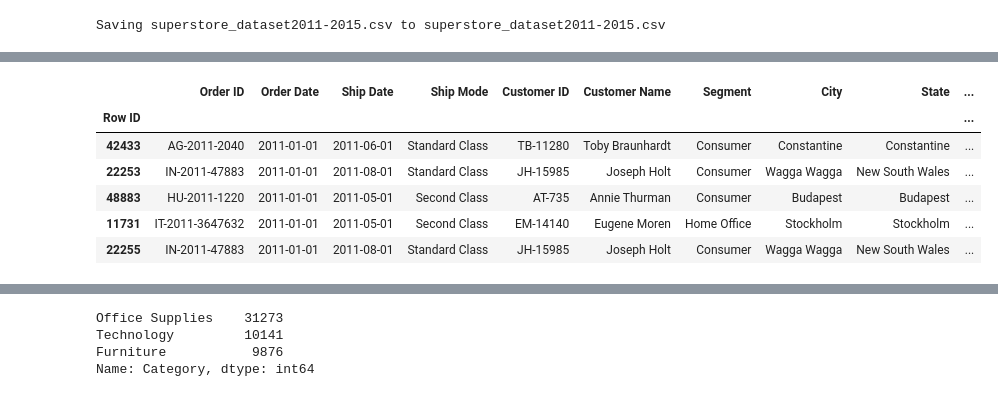
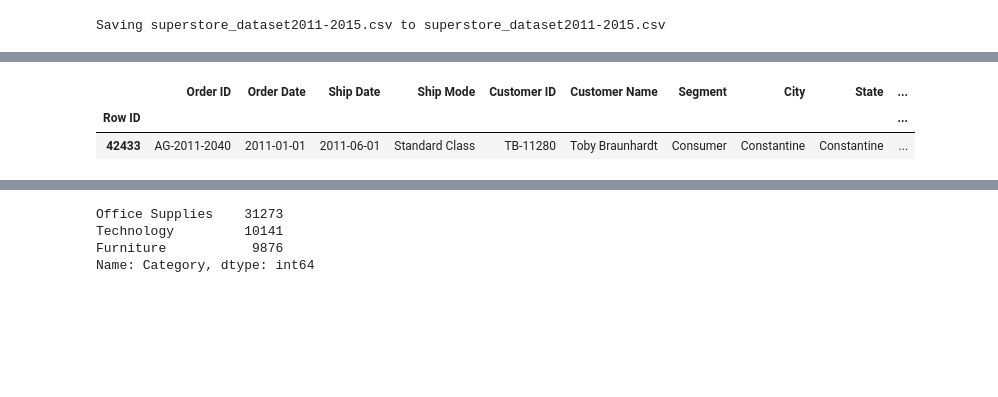
Before and after one commit to abidshafee/dataAnalysis, a Jupyter notebook: dataAnalysis.ipynb, the cells around one changed output, grey strips where cells are left out. Cells and saved outputs as stored; diff of their text form; code cells hidden in the pictures; blank space fills up the shorter version.

```diff
--- a/dataAnalysis.ipynb
+++ b/dataAnalysis.ipynb
@@ -44,15 +34,11 @@ df
 # Now lets create Year column accessing year from Order date
 df['Year'] = df['Order Date'].dt.year
 # %%
-df.head()
+df.head(1)
 # %% [output]
 |  | Order ID | Order Date | Ship Date | Ship Mode | Customer ID | Customer Name | Segment | City | State | ... |
 | Row ID |  |  |  |  |  |  |  |  |  | ... |
 | 42433 | AG-2011-2040 | 2011-01-01 | 2011-06-01 | Standard Class | TB-11280 | Toby Braunhardt | Consumer | Constantine | Constantine | ... |
-| 22253 | IN-2011-47883 | 2011-01-01 | 2011-08-01 | Standard Class | JH-15985 | Joseph Holt | Consumer | Wagga Wagga | New South Wales | ... |
-| 48883 | HU-2011-1220 | 2011-01-01 | 2011-05-01 | Second Class | AT-735 | Annie Thurman | Consumer | Budapest | Budapest | ... |
-| 11731 | IT-2011-3647632 | 2011-01-01 | 2011-05-01 | Second Class | EM-14140 | Eugene Moren | Home Office | Stockholm | Stockholm | ... |
-| 22255 | IN-2011-47883 | 2011-01-01 | 2011-08-01 | Standard Class | JH-15985 | Joseph Holt | Consumer | Wagga Wagga | New South Wales | ... |
 # %%
 df.describe(include='all')
 # %% [output]
```
Also changed, not shown: parts of 3 cells of this notebook.
